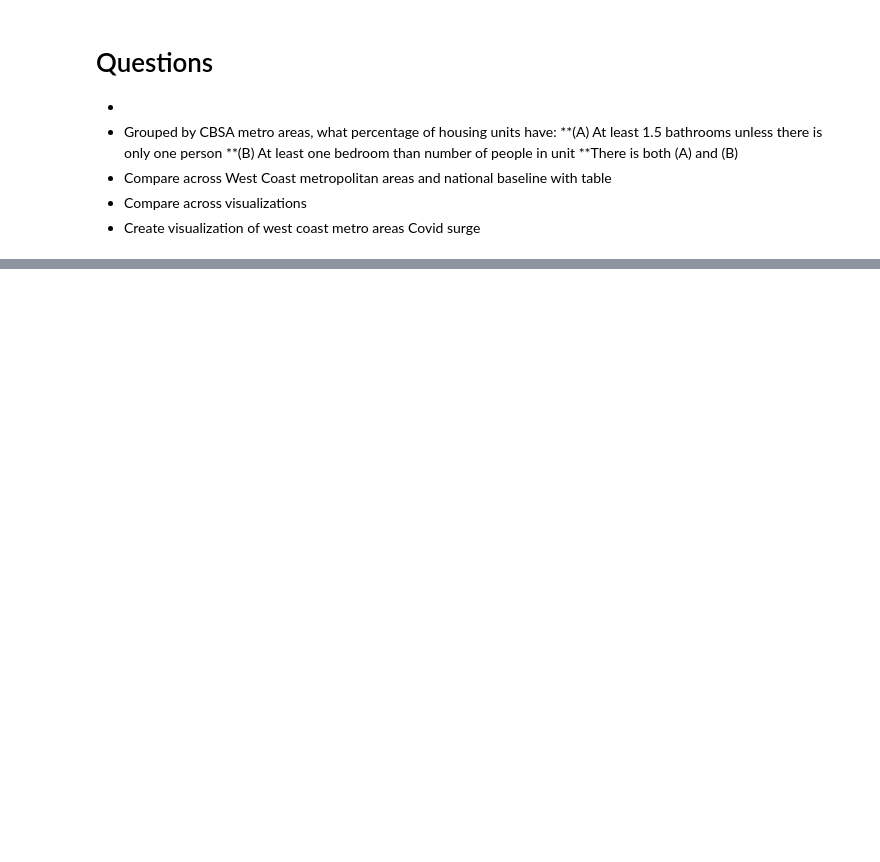
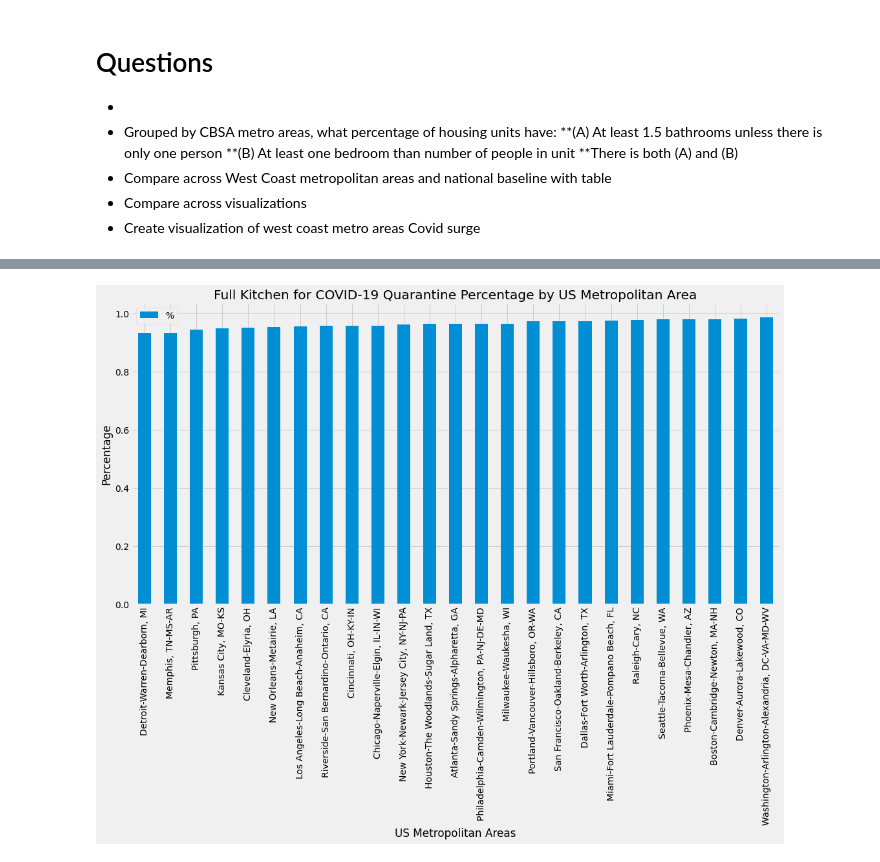
Before and after one commit to swsugarman/COVID_HousingIsolationFeasibility, a Jupyter notebook: eda.ipynb, the cells around one changed output, grey strips where cells are left out. Saved outputs shown, nothing was run; the diff lists cells and outputs as text; code cells hidden in the pictures; blank space fills up the shorter version.

```diff
--- a/eda.ipynb
+++ b/eda.ipynb
@@ -206,0 +345,8 @@ cbsa.head(5)
+# %%
+Table_3.plot(kind='bar', figsize=(16,8))
+plt.legend('%')
+plt.ylabel('Percentage')
+plt.xlabel('US Metropolitan Areas', )
+plt.title("Full Kitchen for COVID-19 Quarantine Percentage by US Metropolitan Area");
+# %% [output]
+[figure, added]
```
Also changed, not shown: parts of 44 cells of this notebook.
